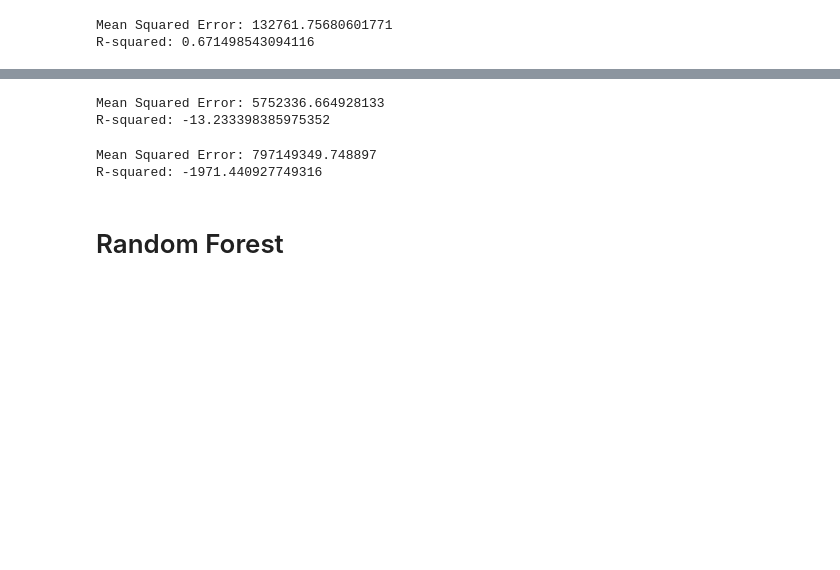
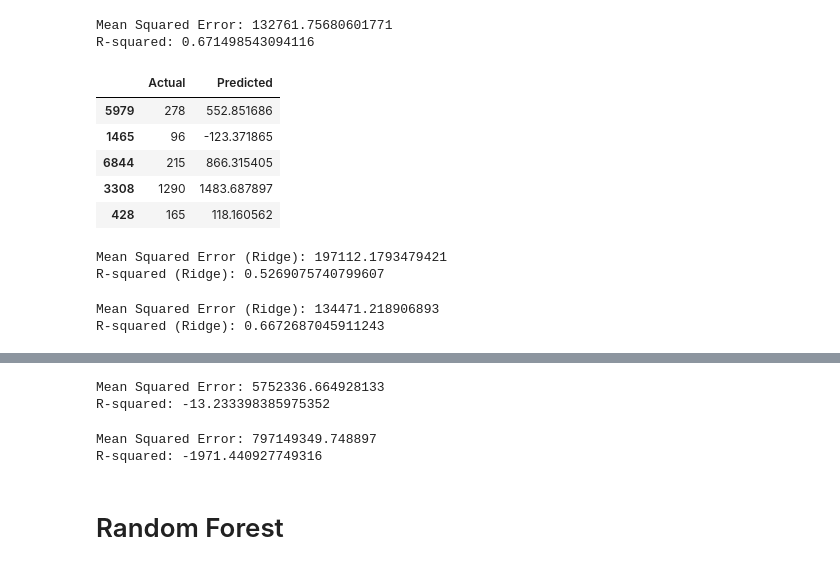
Before and after one commit to izazaka/ML, a Jupyter notebook: nopca.ipynb, the cells around one changed output, grey strips where cells are left out. Drawn from its saved outputs; the diff is of its cells as text; code cells hidden in the pictures; blank space fills up the shorter version.

```diff
--- a/nopca.ipynb
+++ b/nopca.ipynb
@@ -593,3 +619,68 @@ print(f'R-squared: {r2}')
 # %% [output]
 Mean Squared Error: 132761.75680601771
 R-squared: 0.671498543094116
+# %%
+pred = pd.DataFrame({'Actual': y_test, 'Predicted': y_pred})
+pred.head()
+# %% [output]
+|  | Actual | Predicted |
+| 5979 | 278 | 552.851686 |
+| 1465 | 96 | -123.371865 |
+| 6844 | 215 | 866.315405 |
+| 3308 | 1290 | 1483.687897 |
+| 428 | 165 | 118.160562 |
+# %%
+from sklearn.linear_model import Ridge
+from sklearn.model_selection import train_test_split
+from sklearn.metrics import mean_squared_error
+
+# Assuming X and y are your feature matrix and target variable, respectively
+X_train, X_test, y_train, y_test = train_test_split(X, y, test_size=0.2, random_state=42)
+
+# Initialize and train Ridge regression model
+ridge_reg = Ridge(alpha=1.0)  # Adjust alpha based on the strength of regularization
+ridge_reg.fit(X_train, y_train)
+
+# Make predictions on the test set
+y_pred = ridge_reg.predict(X_test)
+
+# Evaluate the model performance
+mse = mean_squared_error(y_test, y_pred)
+r2 = ridge_reg.score(X_test, y_test)
+
+print(f'Mean Squared Error (Ridge): {mse}')
+print(f'R-squared (Ridge): {r2}')
+# %% [output]
+Mean Squared Error (Ridge): 197112.1793479421
+R-squared (Ridge): 0.5269075740799607
+# %%
+from sklearn.preprocessing import PolynomialFeatures
+from sklearn.linear_model import Ridge
+from sklearn.model_selection import train_test_split
+from sklearn.metrics import mean_squared_error
+
+# Assuming X and y are your feature matrix and target variable, respectively
+# Generate polynomial features
+degree = 2  # You can adjust the degree based on your preference
+poly_features = PolynomialFeatures(degree=degree)
+X_poly = poly_features.fit_transform(X)
+
+# Split the data into training and testing sets
+X_train, X_test, y_train, y_test = train_test_split(X_poly, y, test_size=0.2, random_state = 12)
+
+# Initialize and train Ridge regression model
+ridge_reg = Ridge(alpha = 10.0)  # Adjust alpha based on the strength of regularization
+ridge_reg.fit(X_train, y_train)
+
+# Make predictions on the test set
+y_pred = ridge_reg.predict(X_test)
+
+# Evaluate the model performance
+mse = mean_squared_error(y_test, y_pred)
+r2 = ridge_reg.score(X_test, y_test)
+
+print(f'Mean Squared Error (Ridge): {mse}')
+print(f'R-squared (Ridge): {r2}')
+# %% [output]
+Mean Squared Error (Ridge): 134471.218906893
+R-squared (Ridge): 0.6672687045911243
```
Also changed, not shown: parts of 18 cells of this notebook, 2 other files.
